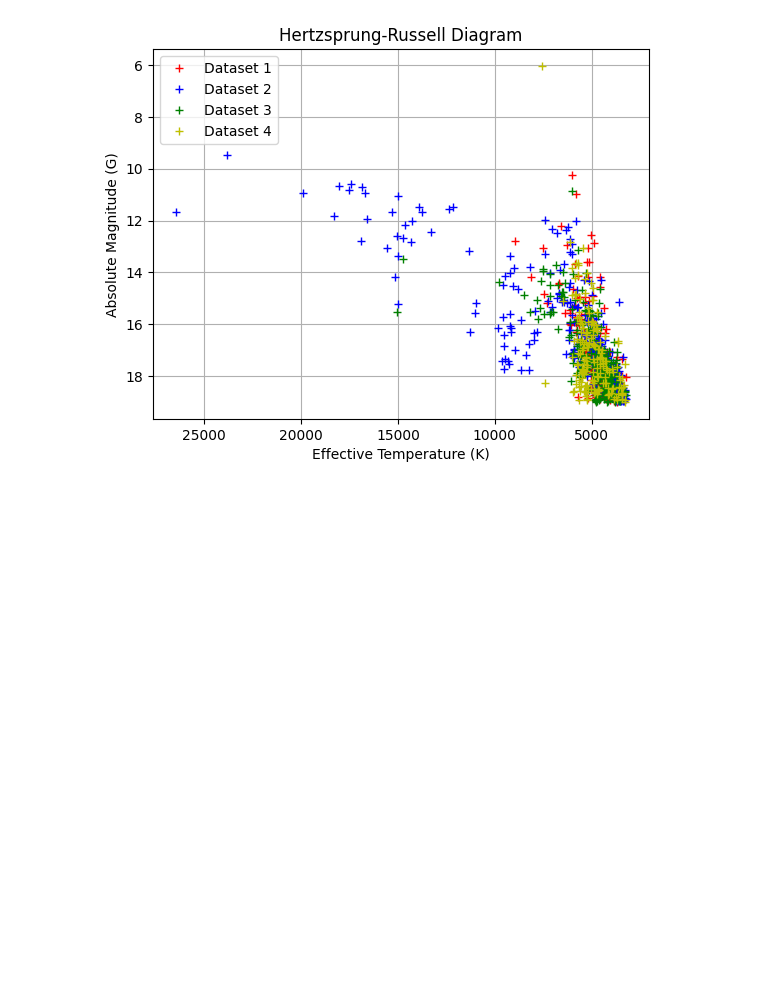
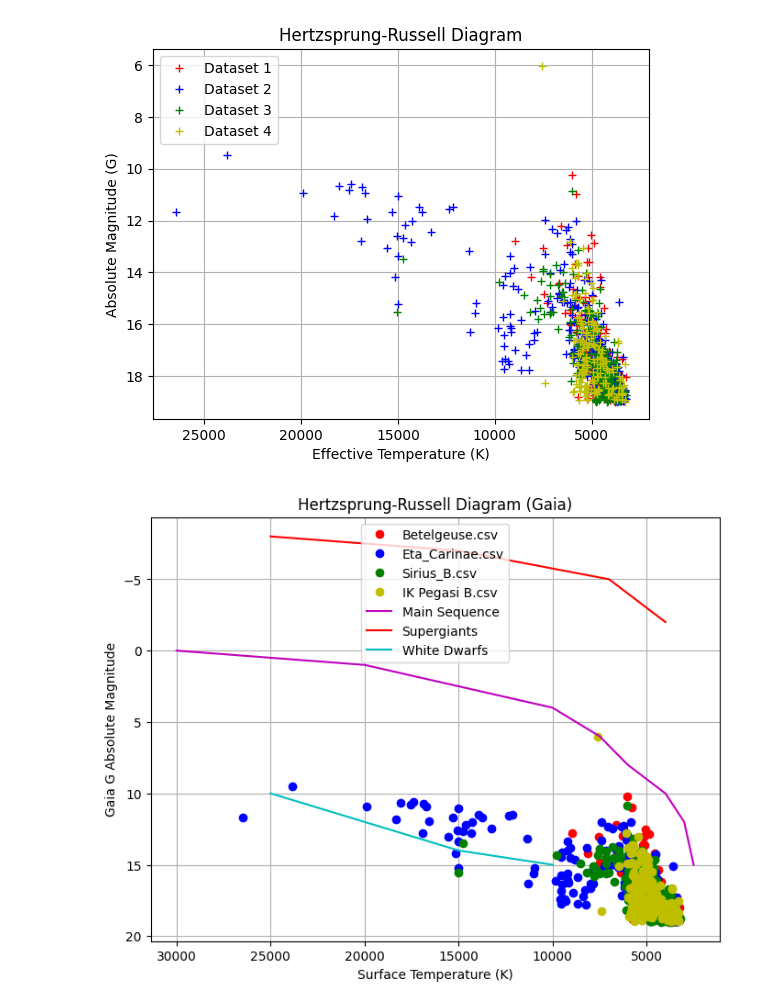
Before and after one commit to eadelgadillom/Astronomia_para_Todos, a Jupyter notebook: Actividad 3/HR_diagram.ipynb, the cells around one changed output. Drawn from its saved outputs; the diff is of its cells as text; code cells hidden in the pictures; blank space fills up the shorter version.

```diff
--- a/Actividad 3/HR_diagram.ipynb
+++ b/Actividad 3/HR_diagram.ipynb
@@ -85,3 +94,49 @@ plt.legend()
 plt.show()
 # %% [output]
 [figure]
+# %%
+import numpy as np
+import pandas as pd
+import matplotlib.pyplot as plt
+
+archivos = ["Betelgeuse.csv", "Eta_Carinae.csv", "Sirius_B.csv", "IK Pegasi B.csv"]
+colores = ["r", "b", "g", "y"]
+
+plt.figure(figsize=(8, 6))
+
+for archivo, color in zip(archivos, colores):
+    df = pd.read_csv(archivo)
+    temperatura = df["teff_gspphot"]
+    magnitud = df["phot_g_mean_mag"]
+    plt.plot(temperatura, magnitud, color + "o", label=archivo)
+
+# ----------- Líneas de referencia del diagrama H-R -----------
+
+# Temperatura (K) y magnitud absoluta en Gaia G para la secuencia principal
+temp_main_seq = [30000, 20000, 10000, 7500, 6000, 5000, 4000, 3000,2500]
+mag_main_seq = [0,1, 4, 6, 8, 9, 10, 12, 15]
+
+# Supergigantes
+temp_supergiants = [25000, 15000, 7000, 5000, 4000]
+mag_supergiants = [-8, -7, -5, -3, -2]
+
+# Enanas blancas
+temp_white_dwarfs = [25000, 20000, 15000, 10000]
+mag_white_dwarfs = [10, 12, 14, 15]
+
+# Graficar líneas de referencia
+plt.plot(temp_main_seq, mag_main_seq, "m-", label="Main Sequence")  # Secuencia principal (violeta)
+plt.plot(temp_supergiants, mag_supergiants, "r-", label="Supergiants")  # Supergigantes (rojo)
+plt.plot(temp_white_dwarfs, mag_white_dwarfs, "c-", label="White Dwarfs")  # Enanas blancas (cyan)
+
+#plt.xscale("log")  # Escala logarítmica en temperatura
+plt.gca().invert_xaxis()
+plt.gca().invert_yaxis()
+plt.grid()
+plt.xlabel("Surface Temperature (K)")
+plt.ylabel("Gaia G Absolute Magnitude")
+plt.title("Hertzsprung-Russell Diagram (Gaia)")
+plt.legend()
+plt.show()
+# %% [output]
+[figure, added]
```
Also changed, not shown: parts of 2 cells of this notebook, 5 other files.
